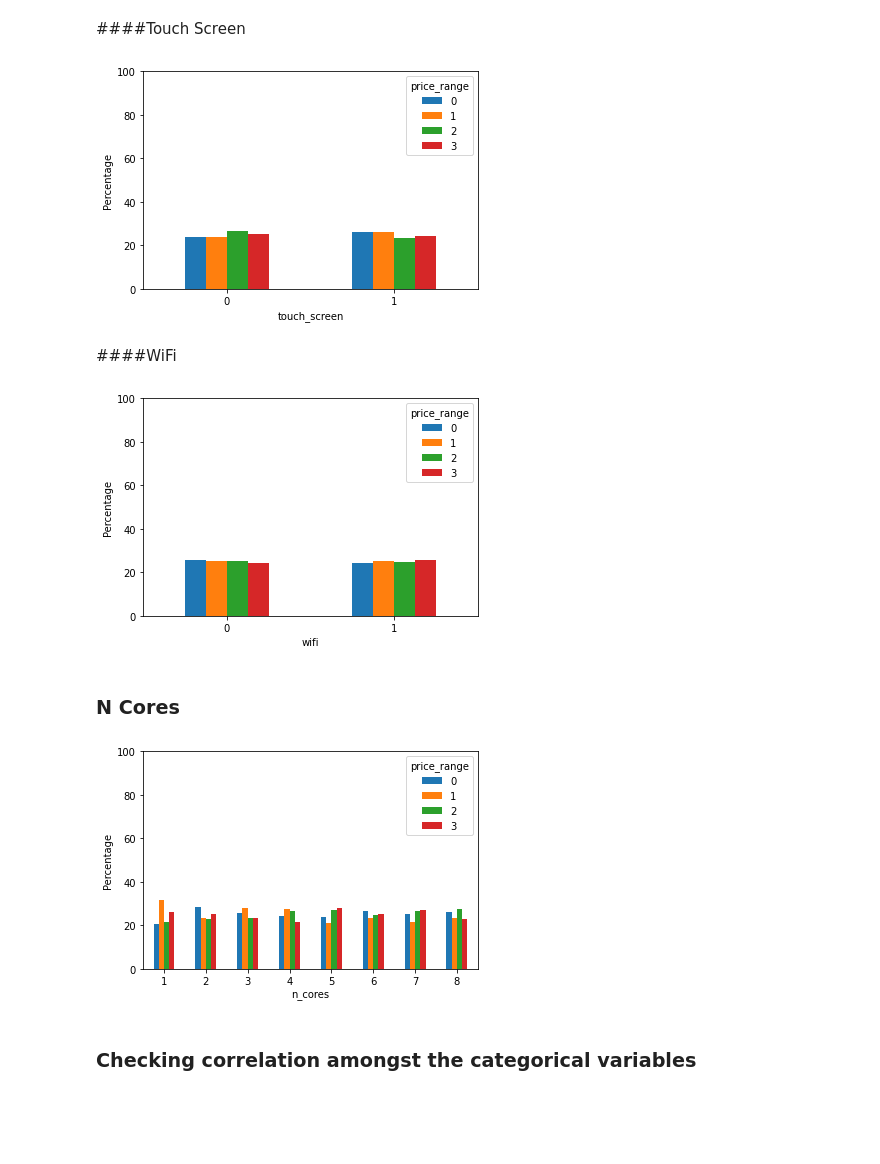
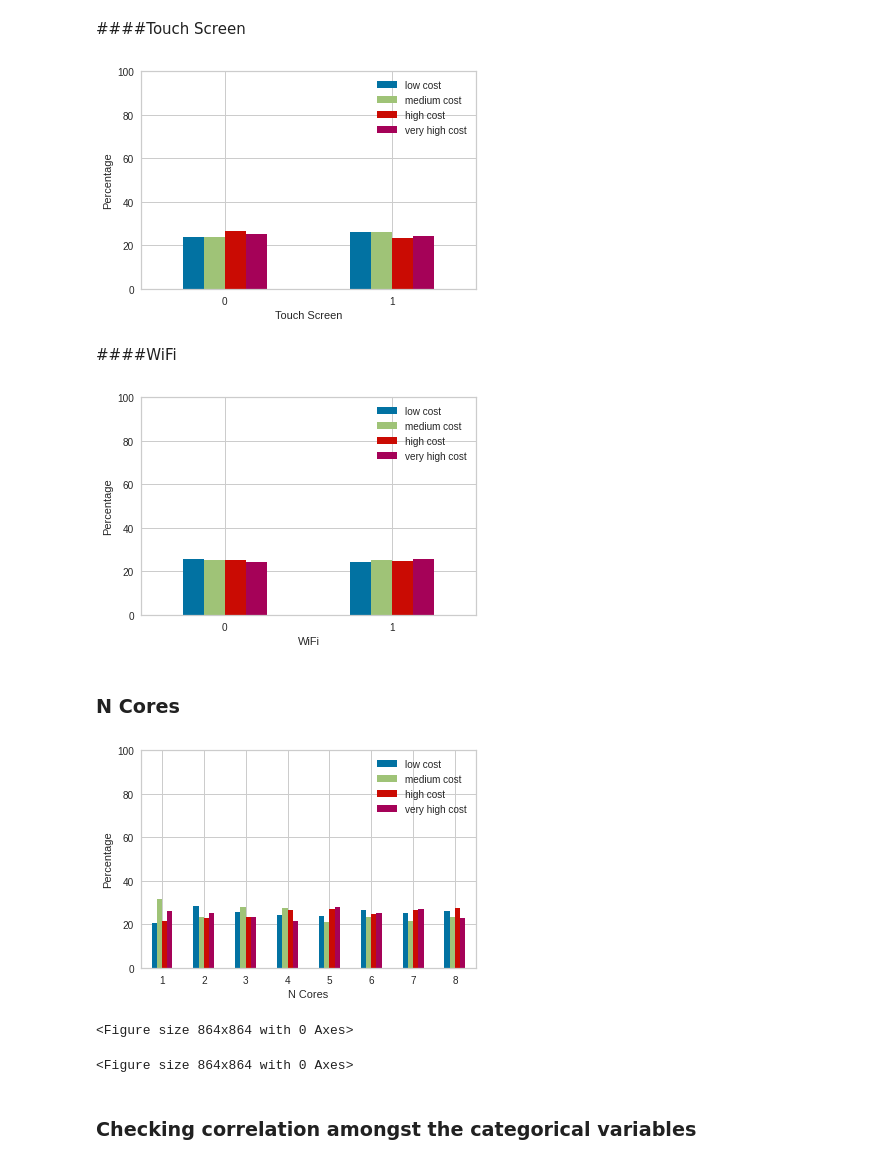
Before and after one commit to priyanships31/Mobile-Price-Range-Prediction, a Jupyter notebook: Mobile_Price_Range_Prediction.ipynb, the cells around one changed output. Saved outputs shown, nothing was run; the diff lists cells and outputs as text; code cells hidden in the pictures; blank space fills up the shorter version.

```diff
--- a/Mobile_Price_Range_Prediction.ipynb
+++ b/Mobile_Price_Range_Prediction.ipynb
@@ -342,38 +372,54 @@ plt.show();
 ####Touch Screen
 # %%
 freq_df = new_df.groupby('price_range')['touch_screen'].value_counts().unstack(0)
+freq_df.columns = ['low cost', 'medium cost', 'high cost','very high cost']
+
 pct_df = freq_df.divide(freq_df.sum(axis=1), axis=0)*100
 pct_df.plot(kind="bar")
 plt.ylim(0,100)
+plt.xlabel('Touch Screen')
+
 plt.ylabel('Percentage')
 plt.xticks(rotation=0)
 plt.show();
 # %% [output]
-[figure, old version]
+[figure, new version]
 # %% [markdown]
 ####WiFi
 # %%
 freq_df = new_df.groupby('price_range')['wifi'].value_counts().unstack(0)
+freq_df.columns = ['low cost', 'medium cost', 'high cost','very high cost']
+
 pct_df = freq_df.divide(freq_df.sum(axis=1), axis=0)*100
 pct_df.plot(kind="bar")
 plt.ylim(0,100)
+plt.xlabel('WiFi')
+
 plt.ylabel('Percentage')
 plt.xticks(rotation=0)
 plt.show();
 # %% [output]
-[figure, old version]
+[figure, new version]
 # %% [markdown]
 ### N Cores
 # %%
 freq_df = new_df.groupby('price_range')['n_cores'].value_counts().unstack(0)
+freq_df.columns = ['low cost', 'medium cost', 'high cost','very high cost']
+# plt.figure(figsize = (12,12))
+
 pct_df = freq_df.divide(freq_df.sum(axis=1), axis=0)*100
 pct_df.plot(kind="bar")
 plt.ylim(0,100)
+plt.xlabel('N Cores')
+
 plt.ylabel('Percentage')
 plt.xticks(rotation=0)
-plt.show();
+plt.show()
+plt.figure(figsize = (12,12))
 # %% [output]
-[figure, old version]
+[figure, new version]
+<Figure size 864x864 with 0 Axes>
+<Figure size 864x864 with 0 Axes>
 # %% [markdown]
 ### Checking correlation amongst the categorical variables
 # %%
```
Also changed, not shown: parts of 97 cells of this notebook.
